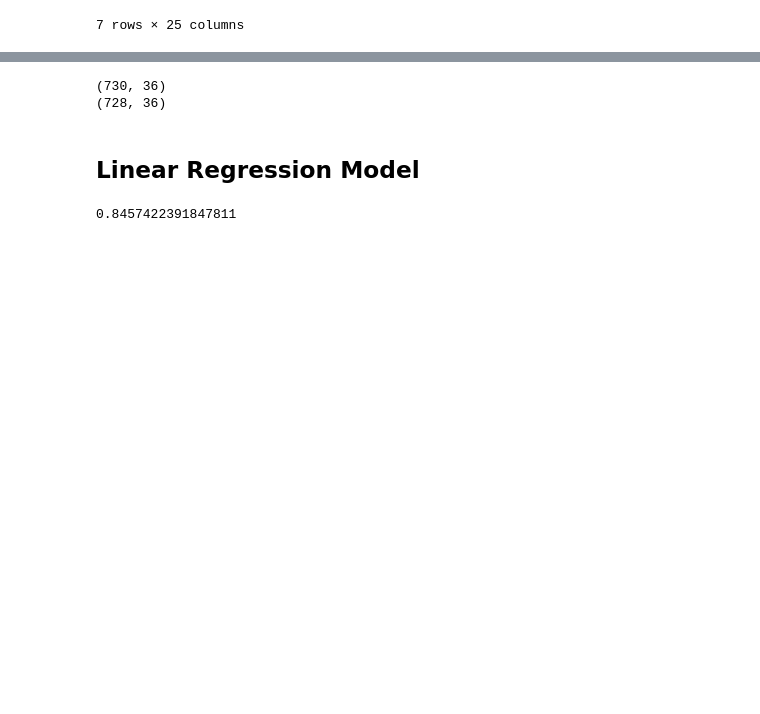
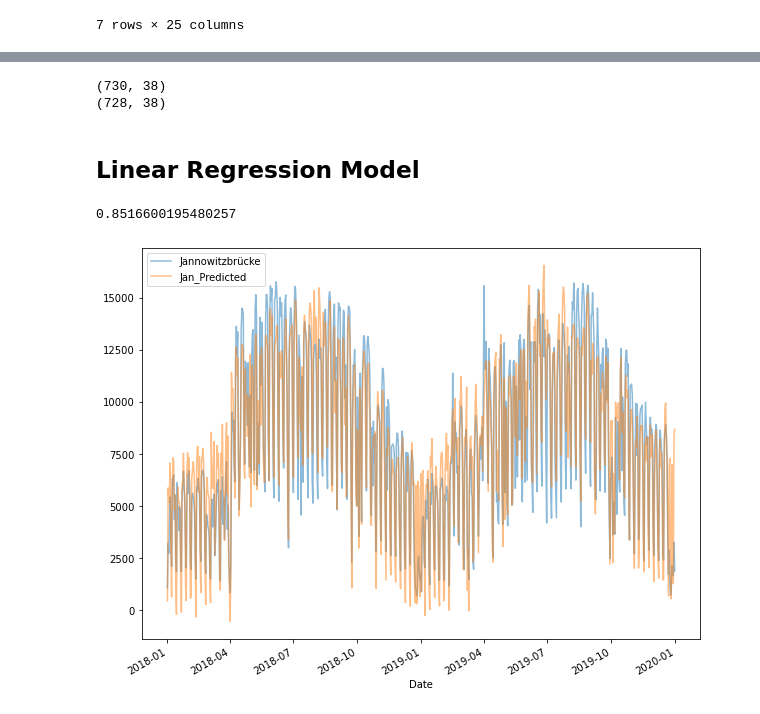
Before and after one commit to AntoniaBu/Cycling-traffic-volume-Berlin, a Jupyter notebook: Bicycles2020.ipynb, the cells around one changed output, grey strips where cells are left out. Cells and saved outputs as stored; diff of their text form; code cells hidden in the pictures; blank space fills up the shorter version.

Commit message:
Add more columns, plot, effect and error for different params

```diff
--- a/Bicycles2020.ipynb
+++ b/Bicycles2020.ipynb
@@ -168,3 +159,7 @@ daily_counts.head()
 weather2018 = pd.read_csv(os.path.join(data_dir, 'Weather_Berlin2018.csv'), index_col='date', delimiter=',', parse_dates=True)
 weather2019 = pd.read_csv(os.path.join(data_dir, 'Weather_Berlin2019.csv'), index_col='date', delimiter=',', parse_dates=True)
 weather = pd.concat([weather2018, weather2019])
+# %%
+# add a colum that indicates wether it was a dry day or not
+weather['Dry Day'] = (weather['prcp'] == 0).astype(int)
+weather.head()
@@ -174,20 +176,25 @@ weather = pd.concat([weather2018, weather2019])
 bicycle = daily_counts.join(weather)
 #bicycle.tail()
+# %%
+# add a 'year' column (float) that gives percentage of the days passed per year (0...1)
+# -> see annual increase or decrease in daily crossing
+bicycle['Year'] = (bicycle.index - bicycle.index[0]).days / 365.
+#bicycle.head()
 # %%
 # drop all still existing NaN values
 print(bicycle.shape)
 bicycle.dropna(axis=0, how='any', inplace=True)
 print(bicycle.shape)
 # %% [output]
-(730, 36)
-(728, 36)
+(730, 38)
+(728, 38)
 # %% [markdown]
 ## Linear Regression Model
 # %%
 from sklearn.model_selection import train_test_split
 # exctract input features X and target columns y
 # '*' -> unpack both iterables
-input_column_names = [*days, 'Holiday', 'Daylight_hrs', *weather.columns]
+input_column_names = [*days, 'Holiday', 'Daylight_hrs', 'prcp', 'Dry Day', 'tmin', 'tmax', 'Year']
 
 X = bicycle[input_column_names]
 y = bicycle['Jannowitzbrücke']
@@ -203,6 +210,10 @@ model = LinearRegression(fit_intercept=False)
 model.fit(X_train, y_train)
 model.score(X_test, y_test)
 # %% [output]
-0.8457422391847811
+0.8516600195480257
-# %% [markdown]
-##
+# %%
+# plot ground truth data against predicted data
+bicycle['Jan_Predicted'] = model.predict(X)
+bicycle[['Jannowitzbrücke', 'Jan_Predicted']].plot(figsize=(10, 8), alpha=0.5);
+# %% [output]
+[figure, added]
```
Also changed, not shown: parts of 6 cells of this notebook.
